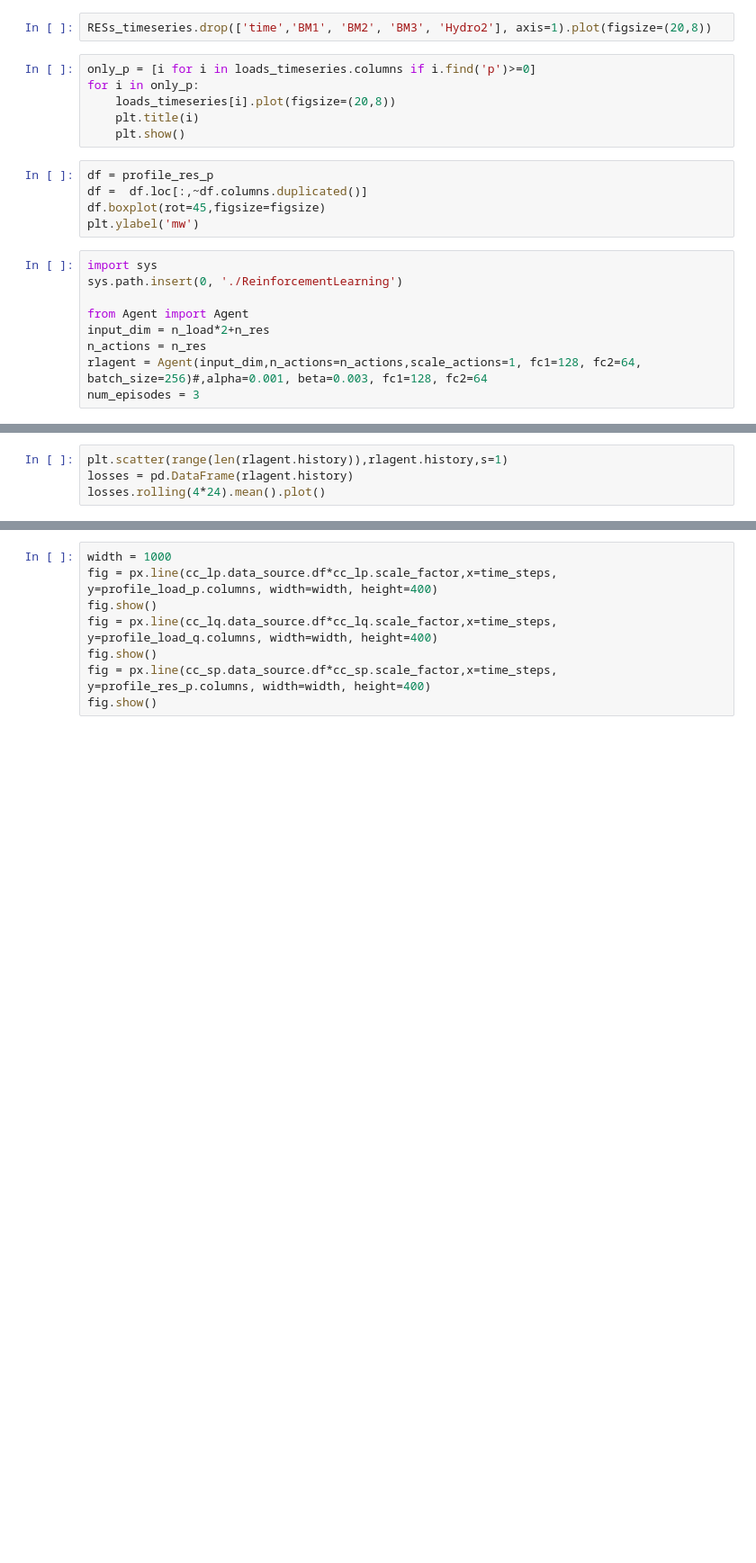
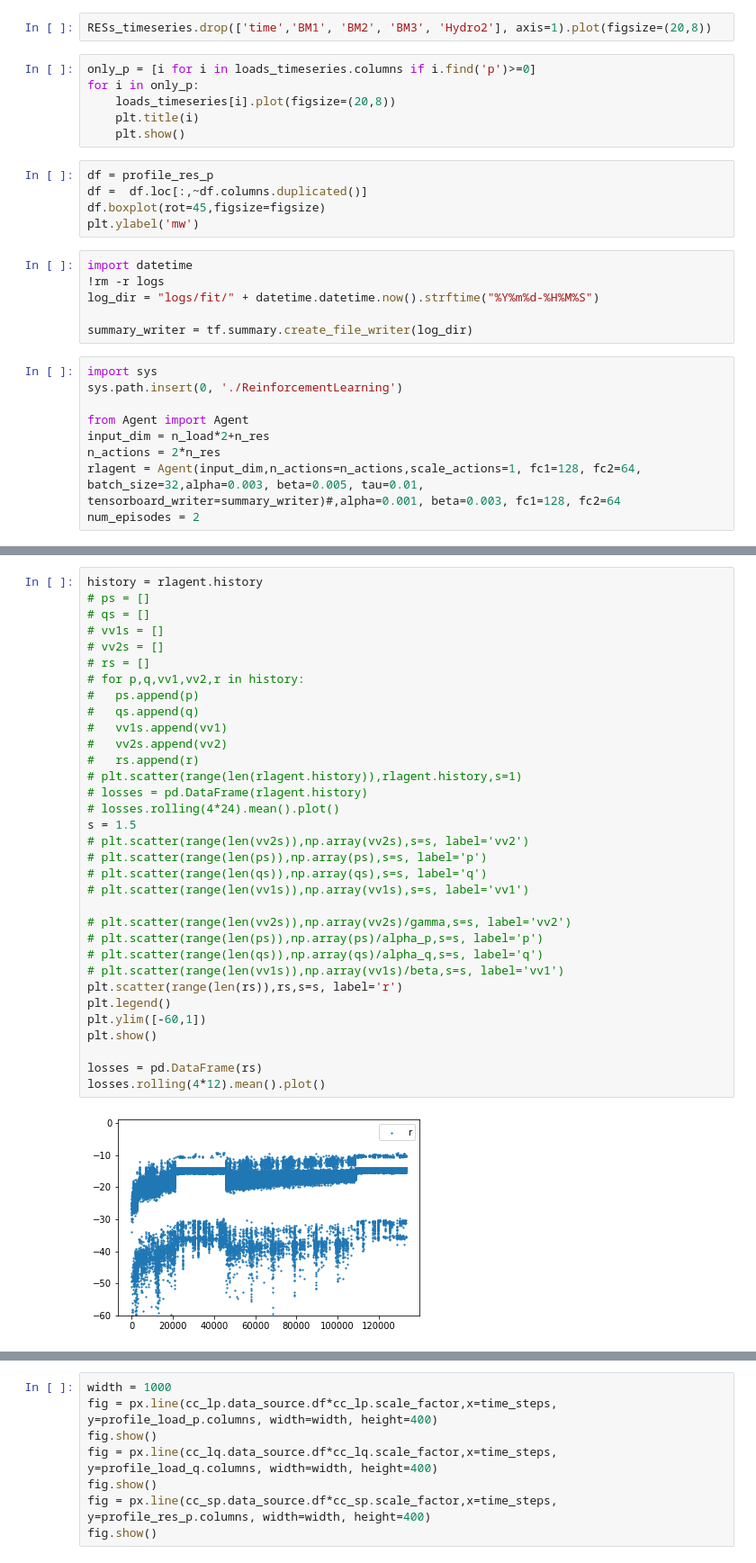
Before and after one commit to MauriVass/ThesisLiege, a Jupyter notebook: MV Oberrhein network.ipynb, the cells around one changed output, grey strips where cells are left out. Shown at 90% size. Saved outputs shown, nothing was run; the diff lists cells and outputs as text; blank space fills up the shorter version.

```diff
--- a/MV Oberrhein network.ipynb
+++ b/MV Oberrhein network.ipynb
@@ -393,12 +455,18 @@ df = profile_res_p
 df =  df.loc[:,~df.columns.duplicated()]
 df.boxplot(rot=45,figsize=figsize)
 plt.ylabel('mw')
+# %%
+import datetime
+!rm -r logs
+log_dir = "logs/fit/" + datetime.datetime.now().strftime("%Y%m%d-%H%M%S")
+
+summary_writer = tf.summary.create_file_writer(log_dir)
 # %%
 import sys
 sys.path.insert(0, './ReinforcementLearning')
 
 from Agent import Agent
 input_dim = n_load*2+n_res
-n_actions = n_res
-rlagent = Agent(input_dim,n_actions=n_actions,scale_actions=1, fc1=128, fc2=64, batch_size=256)#,alpha=0.001, beta=0.003, fc1=128, fc2=64
-num_episodes = 3
+n_actions = 2*n_res
+rlagent = Agent(input_dim,n_actions=n_actions,scale_actions=1, fc1=128, fc2=64, batch_size=32,alpha=0.003, beta=0.005, tau=0.01, tensorboard_writer=summary_writer)#,alpha=0.001, beta=0.003, fc1=128, fc2=64
+num_episodes = 2
@@ -479,4 +621,35 @@ if(rl is False):
-# %%
-plt.scatter(range(len(rlagent.history)),rlagent.history,s=1)
-losses = pd.DataFrame(rlagent.history)
-losses.rolling(4*24).mean().plot()
+# %%
+history = rlagent.history
+# ps = []
+# qs = []
+# vv1s = []
+# vv2s = []
+# rs = []
+# for p,q,vv1,vv2,r in history:
+# 	ps.append(p)
+# 	qs.append(q)
+# 	vv1s.append(vv1)
+# 	vv2s.append(vv2)
+# 	rs.append(r)
+# plt.scatter(range(len(rlagent.history)),rlagent.history,s=1)
+# losses = pd.DataFrame(rlagent.history)
+# losses.rolling(4*24).mean().plot()
+s = 1.5
+# plt.scatter(range(len(vv2s)),np.array(vv2s),s=s, label='vv2')
+# plt.scatter(range(len(ps)),np.array(ps),s=s, label='p')
+# plt.scatter(range(len(qs)),np.array(qs),s=s, label='q')
+# plt.scatter(range(len(vv1s)),np.array(vv1s),s=s, label='vv1')
+
+# plt.scatter(range(len(vv2s)),np.array(vv2s)/gamma,s=s, label='vv2')
+# plt.scatter(range(len(ps)),np.array(ps)/alpha_p,s=s, label='p')
+# plt.scatter(range(len(qs)),np.array(qs)/alpha_q,s=s, label='q')
+# plt.scatter(range(len(vv1s)),np.array(vv1s)/beta,s=s, label='vv1')
+plt.scatter(range(len(rs)),rs,s=s, label='r')
+plt.legend()
+plt.ylim([-60,1])
+plt.show()
+
+losses = pd.DataFrame(rs)
+losses.rolling(4*12).mean().plot()
+# %% [output]
+[figure, added]
```
Also changed, not shown: parts of 32 cells of this notebook, 28 other files.
